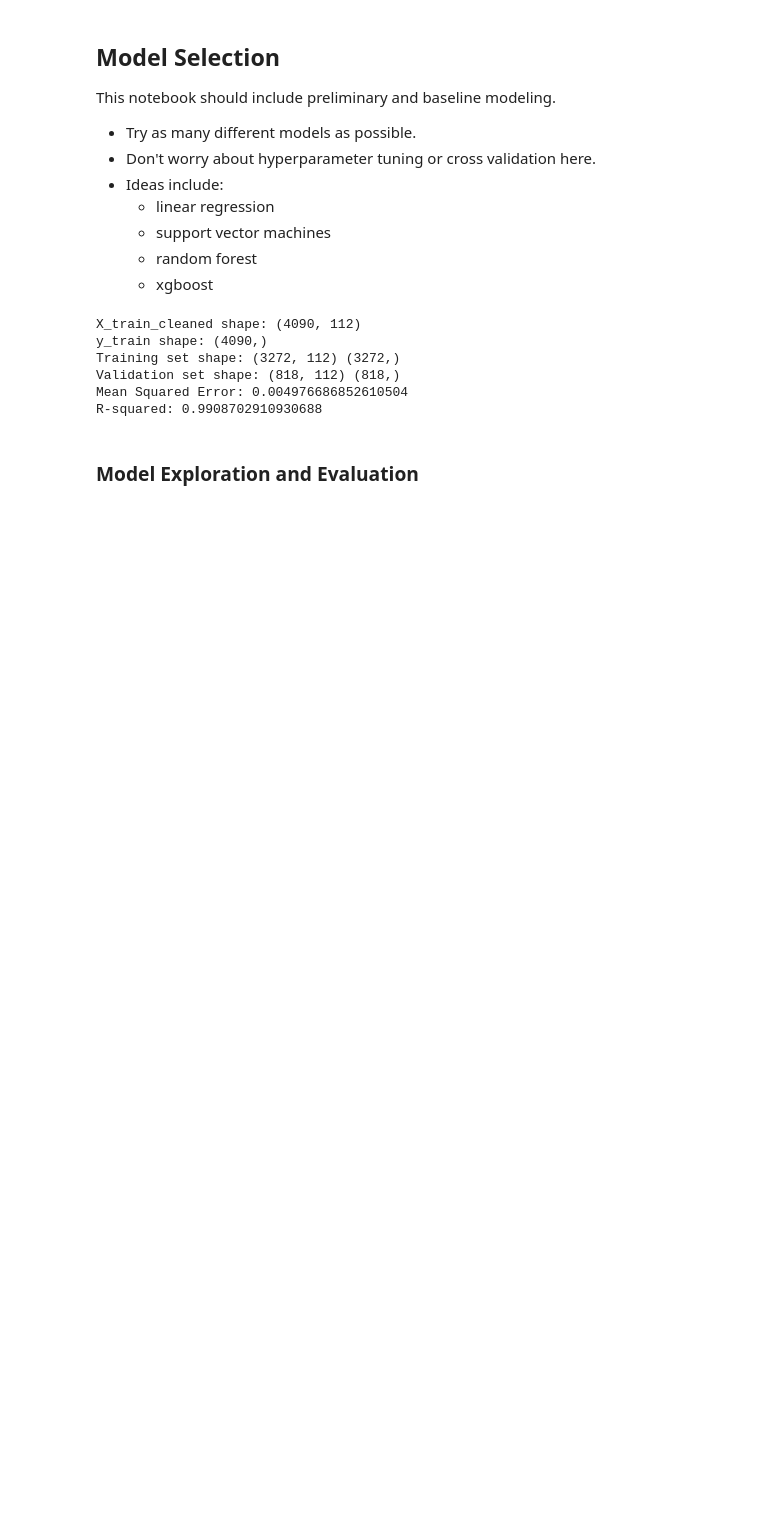
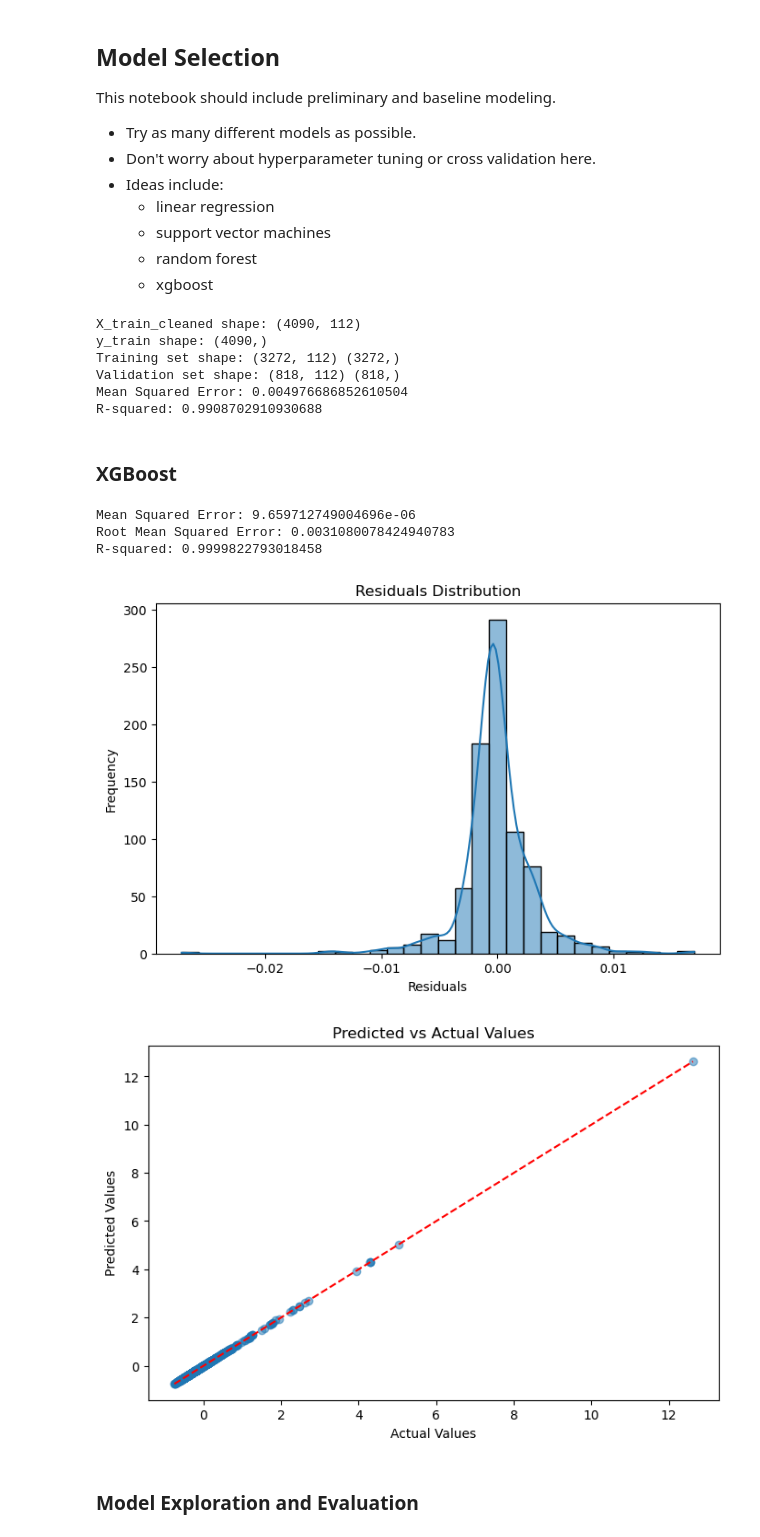
Before and after one commit to AlinaTendler/LHL-Project-3-Midterm-Project, a Jupyter notebook: notebooks/2_model_selection.ipynb, the cells around one changed output. Saved outputs shown, nothing was run; the diff lists cells and outputs as text; code cells hidden in the pictures; blank space fills up the shorter version.

```diff
--- a/notebooks/2_model_selection.ipynb
+++ b/notebooks/2_model_selection.ipynb
@@ -85,5 +85,49 @@ Training set shape: (3272, 112) (3272,)
 Validation set shape: (818, 112) (818,)
 Mean Squared Error: 0.004976686852610504
 R-squared: 0.9908702910930688
+# %% [markdown]
+### XGBoost
+# %%
+from xgboost import XGBRegressor
+
+# Initialize and train the XGBoost regression model
+model = XGBRegressor(n_estimators=100, learning_rate=0.1, random_state=42)
+model.fit(X_train_split, y_train_split)
+
+# Predict on validation set
+y_pred = model.predict(X_val)
+
+# Evaluate the model
+mse = mean_squared_error(y_val, y_pred)
+r2 = r2_score(y_val, y_pred)
+rmse = np.sqrt(mse)
+
+print(f"Mean Squared Error: {mse}")
+print(f"Root Mean Squared Error: {rmse}")
+print(f"R-squared: {r2}")
+
+# Plot residuals
+residuals = y_val - y_pred
+plt.figure(figsize=(8, 5))
+sns.histplot(residuals, bins=30, kde=True)
+plt.xlabel("Residuals")
+plt.ylabel("Frequency")
+plt.title("Residuals Distribution")
+plt.show()
+
+# Scatter plot of predicted vs actual values
+plt.figure(figsize=(8, 5))
+plt.scatter(y_val, y_pred, alpha=0.5)
+plt.plot([min(y_val), max(y_val)], [min(y_val), max(y_val)], '--r', color='red')  # Line of perfect fit
+plt.xlabel("Actual Values")
+plt.ylabel("Predicted Values")
+plt.title("Predicted vs Actual Values")
+plt.show()
+# %% [output]
+Mean Squared Error: 9.659712749004696e-06
+Root Mean Squared Error: 0.0031080078424940783
+R-squared: 0.9999822793018458
+[figure, added]
+[figure, added]
 # %% [markdown]
 ### Model Exploration and Evaluation
```
Also changed, not shown: parts of 10 cells of this notebook.
